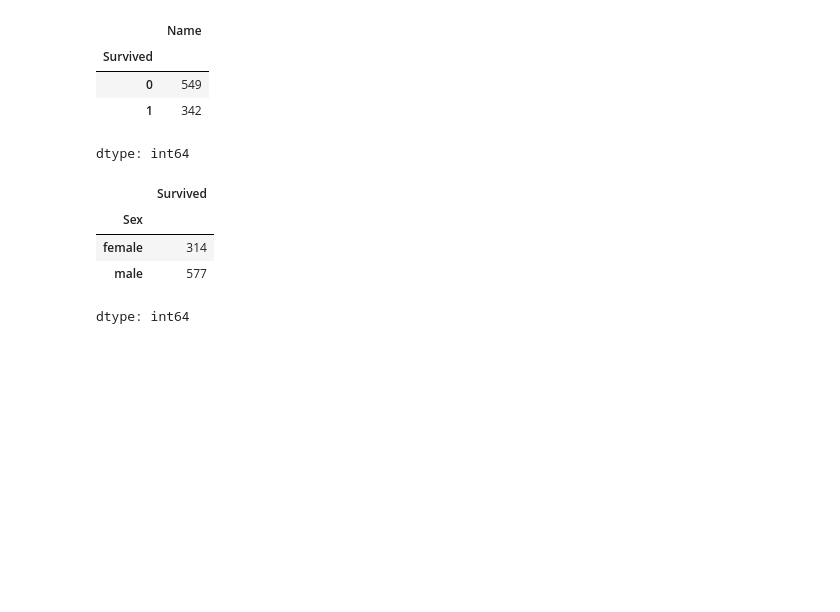
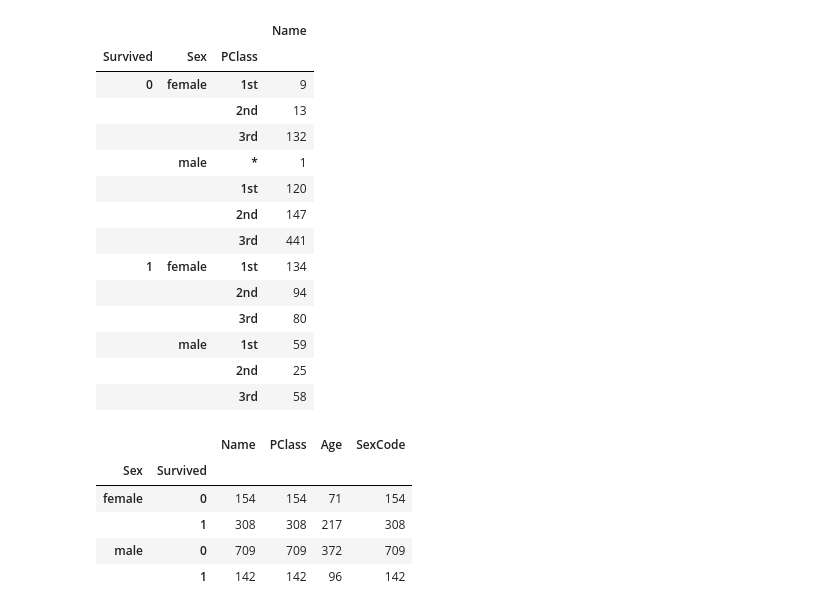
Before and after one commit to ApoorvaReddy17/practice, a Jupyter notebook: Titanic_Dataset_Processing_Data_wrangling.ipynb, the cells around one changed output. Drawn from its saved outputs; the diff is of its cells as text; code cells hidden in the pictures; blank space fills up the shorter version.

```diff
--- a/Titanic_Dataset_Processing_Data_wrangling.ipynb
+++ b/Titanic_Dataset_Processing_Data_wrangling.ipynb
@@ -361,16 +339,27 @@ df.groupby("Sex")[['Age','Survived']].mean()
 # %%
-df.groupby('Survived')['Name'].count()
+df.groupby(['Survived','Sex','PClass'])[['Name']].count()
 # %% [output]
-|  | Name |
-| Survived |  |
-| 0 | 549 |
-| 1 | 342 |
+|  |  |  | Name |
+| Survived | Sex | PClass |  |
+| 0 | female | 1st | 9 |
+|  |  | 2nd | 13 |
+|  |  | 3rd | 132 |
+|  | male | * | 1 |
+|  |  | 1st | 120 |
+|  |  | 2nd | 147 |
+|  |  | 3rd | 441 |
+| 1 | female | 1st | 134 |
+|  |  | 2nd | 94 |
+|  |  | 3rd | 80 |
+|  | male | 1st | 59 |
+|  |  | 2nd | 25 |
+|  |  | 3rd | 58 |
-dtype: int64
 # %%
-df.groupby('Sex')['Survived'].count()
+df.groupby(['Sex','Survived']).count()
 # %% [output]
-|  | Survived |
-| Sex |  |
-| female | 314 |
-| male | 577 |
+|  |  | Name | PClass | Age | SexCode |
+| Sex | Survived |  |  |  |  |
+| female | 0 | 154 | 154 | 71 | 154 |
+|  | 1 | 308 | 308 | 217 | 308 |
+| male | 0 | 709 | 709 | 372 | 709 |
+|  | 1 | 142 | 142 | 96 | 142 |
-dtype: int64
```
Also changed, not shown: parts of 29 cells of this notebook.
